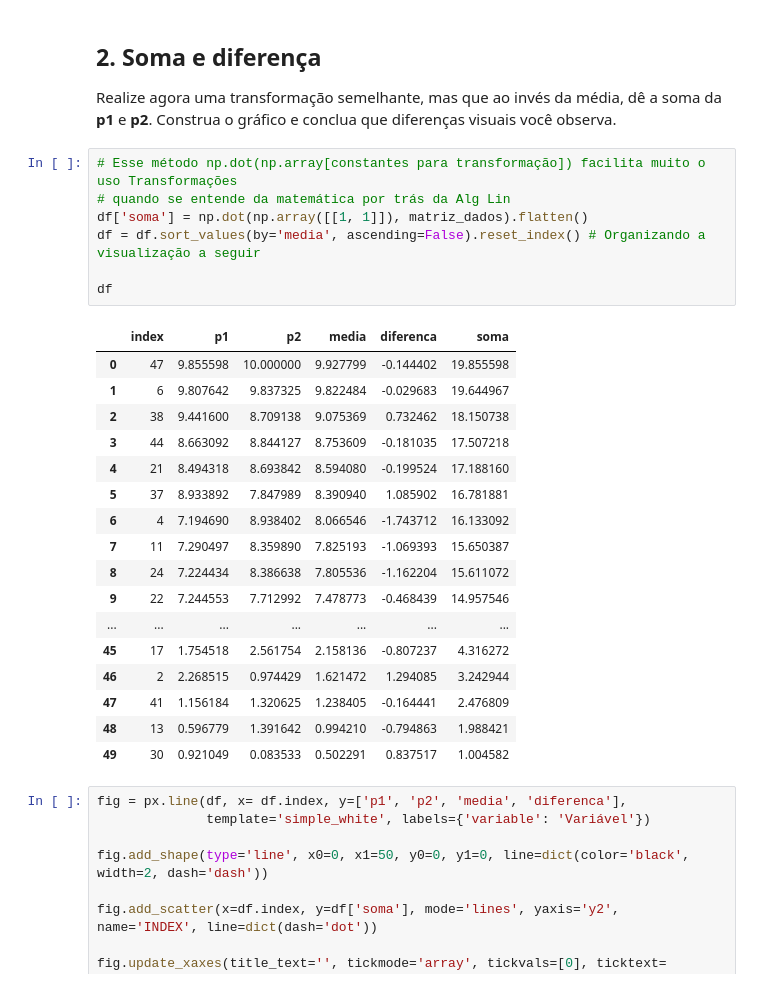
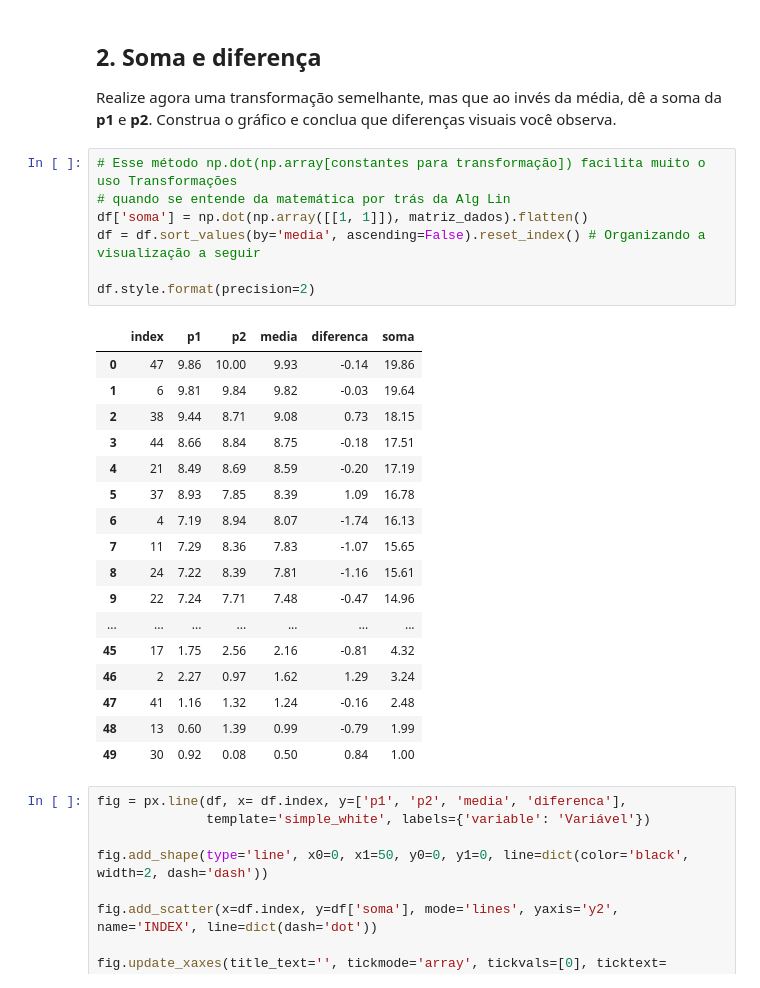
Before and after one commit to VictorLABR/stained-glass-project, a Jupyter notebook: VictorL_TAREFA 26 (pt.1).ipynb, the cells around one changed output. Saved outputs shown, nothing was run; the diff lists cells and outputs as text.

```diff
--- a/VictorL_TAREFA 26 (pt.1).ipynb
+++ b/VictorL_TAREFA 26 (pt.1).ipynb
@@ -94,28 +94,28 @@ Realize agora uma transformação semelhante, mas que ao invés da média, dê a
 # %%
 # Esse método np.dot(np.array[constantes para transformação]) facilita muito o uso Transformações
 # quando se entende da matemática por trás da Alg Lin
 df['soma'] = np.dot(np.array([[1, 1]]), matriz_dados).flatten()
 df = df.sort_values(by='media', ascending=False).reset_index() # Organizando a visualização a seguir
 
-df
+df.style.format(precision=2)
 # %% [output]
 |  | index | p1 | p2 | media | diferenca | soma |
-| 0 | 47 | 9.855598 | 10.000000 | 9.927799 | -0.144402 | 19.855598 |
-| 1 | 6 | 9.807642 | 9.837325 | 9.822484 | -0.029683 | 19.644967 |
-| 2 | 38 | 9.441600 | 8.709138 | 9.075369 | 0.732462 | 18.150738 |
-| 3 | 44 | 8.663092 | 8.844127 | 8.753609 | -0.181035 | 17.507218 |
-| 4 | 21 | 8.494318 | 8.693842 | 8.594080 | -0.199524 | 17.188160 |
-| 5 | 37 | 8.933892 | 7.847989 | 8.390940 | 1.085902 | 16.781881 |
-| 6 | 4 | 7.194690 | 8.938402 | 8.066546 | -1.743712 | 16.133092 |
-| 7 | 11 | 7.290497 | 8.359890 | 7.825193 | -1.069393 | 15.650387 |
-| 8 | 24 | 7.224434 | 8.386638 | 7.805536 | -1.162204 | 15.611072 |
-| 9 | 22 | 7.244553 | 7.712992 | 7.478773 | -0.468439 | 14.957546 |
+| 0 | 47 | 9.86 | 10.00 | 9.93 | -0.14 | 19.86 |
+| 1 | 6 | 9.81 | 9.84 | 9.82 | -0.03 | 19.64 |
+| 2 | 38 | 9.44 | 8.71 | 9.08 | 0.73 | 18.15 |
+| 3 | 44 | 8.66 | 8.84 | 8.75 | -0.18 | 17.51 |
+| 4 | 21 | 8.49 | 8.69 | 8.59 | -0.20 | 17.19 |
+| 5 | 37 | 8.93 | 7.85 | 8.39 | 1.09 | 16.78 |
+| 6 | 4 | 7.19 | 8.94 | 8.07 | -1.74 | 16.13 |
+| 7 | 11 | 7.29 | 8.36 | 7.83 | -1.07 | 15.65 |
+| 8 | 24 | 7.22 | 8.39 | 7.81 | -1.16 | 15.61 |
+| 9 | 22 | 7.24 | 7.71 | 7.48 | -0.47 | 14.96 |
 | ... | ... | ... | ... | ... | ... | ... |
-| 45 | 17 | 1.754518 | 2.561754 | 2.158136 | -0.807237 | 4.316272 |
-| 46 | 2 | 2.268515 | 0.974429 | 1.621472 | 1.294085 | 3.242944 |
-| 47 | 41 | 1.156184 | 1.320625 | 1.238405 | -0.164441 | 2.476809 |
-| 48 | 13 | 0.596779 | 1.391642 | 0.994210 | -0.794863 | 1.988421 |
-| 49 | 30 | 0.921049 | 0.083533 | 0.502291 | 0.837517 | 1.004582 |
+| 45 | 17 | 1.75 | 2.56 | 2.16 | -0.81 | 4.32 |
+| 46 | 2 | 2.27 | 0.97 | 1.62 | 1.29 | 3.24 |
+| 47 | 41 | 1.16 | 1.32 | 1.24 | -0.16 | 2.48 |
+| 48 | 13 | 0.60 | 1.39 | 0.99 | -0.79 | 1.99 |
+| 49 | 30 | 0.92 | 0.08 | 0.50 | 0.84 | 1.00 |
 # %%
 fig = px.line(df, x= df.index, y=['p1', 'p2', 'media', 'diferenca'],
               template='simple_white', labels={'variable': 'Variável'})
```
Also changed, not shown: parts of 1 cell of this notebook.
